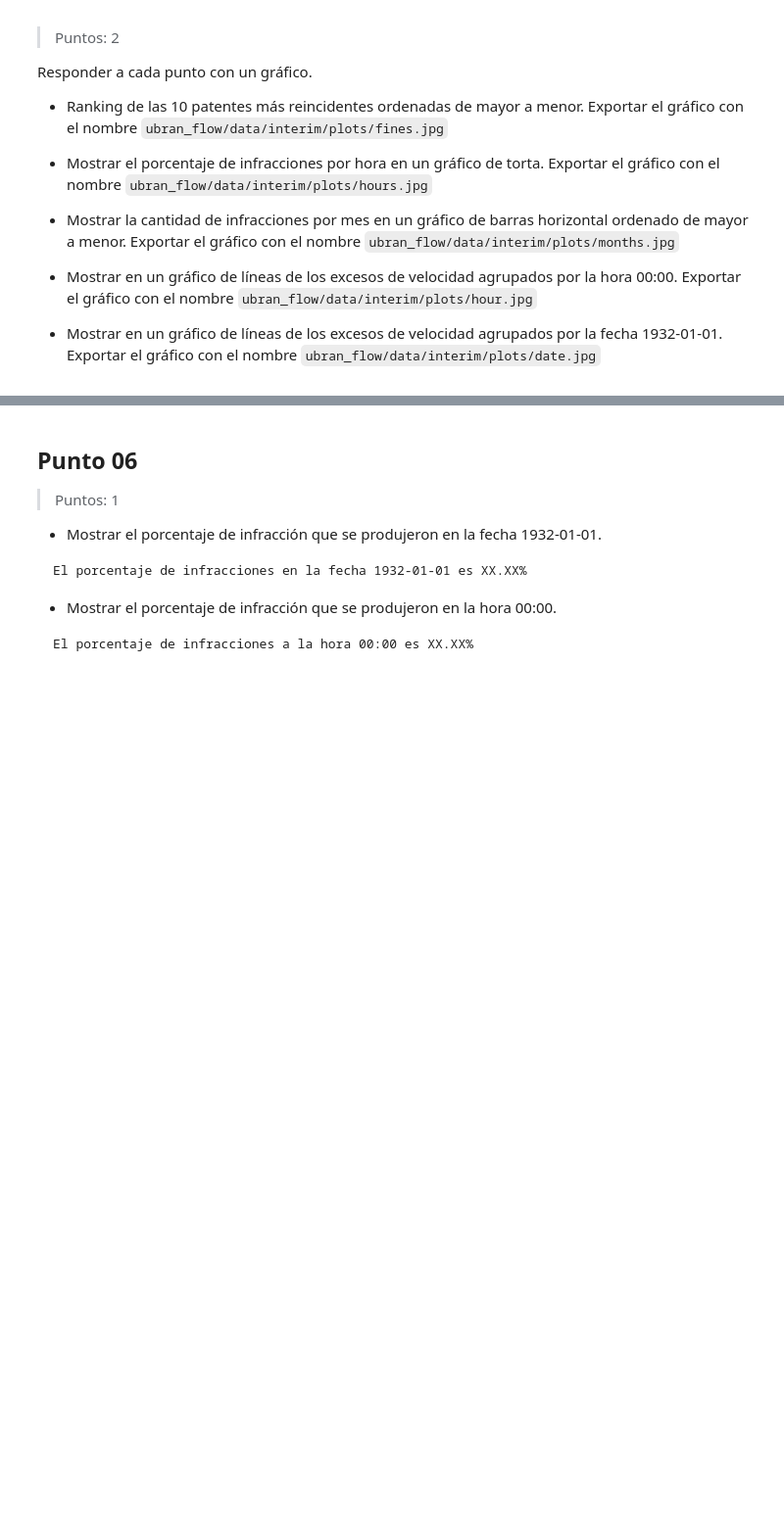
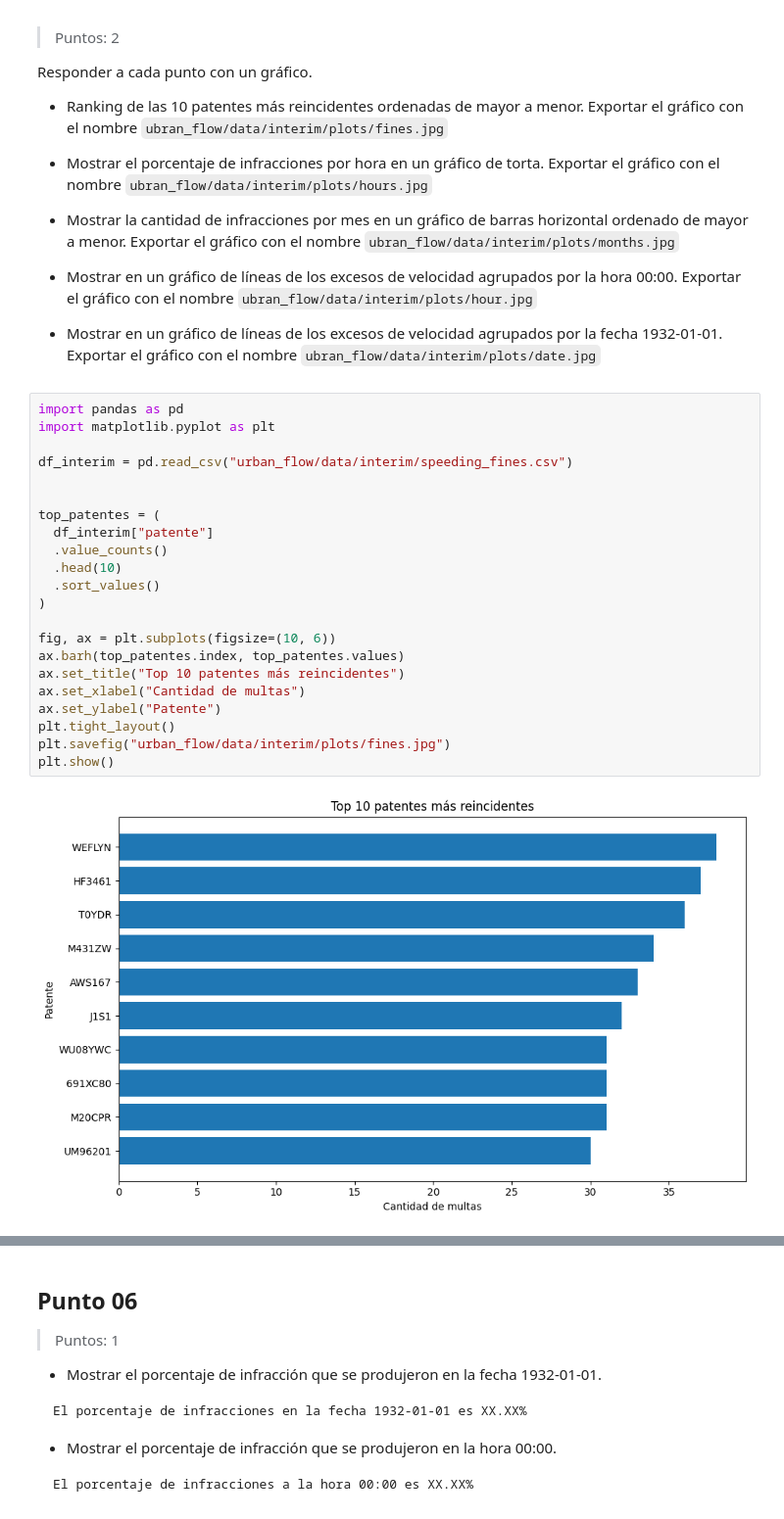
Before and after one commit to abulus1/Urban_Flow, a Jupyter notebook: 01_Urban_Flow_Fernandez_Barboza_Calderon_Sanchez.ipynb, the cells around one changed output, grey strips where cells are left out. Shown at 98% size. Saved outputs shown, nothing was run; the diff lists cells and outputs as text; blank space fills up the shorter version.

```diff
--- a/01_Urban_Flow_Fernandez_Barboza_Calderon_Sanchez.ipynb
+++ b/01_Urban_Flow_Fernandez_Barboza_Calderon_Sanchez.ipynb
@@ -754,3 +740,27 @@ Responder a cada punto con un gráfico.
 - Mostrar en un gráfico de líneas de los excesos de velocidad agrupados por la hora 00:00. Exportar el gráfico con el nombre `ubran_flow/data/interim/plots/hour.jpg`
 
 - Mostrar en un gráfico de líneas de los excesos de velocidad agrupados por la fecha 1932-01-01. Exportar el gráfico con el nombre `ubran_flow/data/interim/plots/date.jpg`
+# %%
+import pandas as pd
+import matplotlib.pyplot as plt
+
+df_interim = pd.read_csv("urban_flow/data/interim/speeding_fines.csv")
+
+
+top_patentes = (
+  df_interim["patente"]
+  .value_counts()
+  .head(10)
+  .sort_values()
+)
+
+fig, ax = plt.subplots(figsize=(10, 6))
+ax.barh(top_patentes.index, top_patentes.values)
+ax.set_title("Top 10 patentes más reincidentes")
+ax.set_xlabel("Cantidad de multas")
+ax.set_ylabel("Patente")
+plt.tight_layout()
+plt.savefig("urban_flow/data/interim/plots/fines.jpg")
+plt.show()
+# %% [output]
+[figure, added]
```
Also changed, not shown: parts of 8 cells of this notebook.
